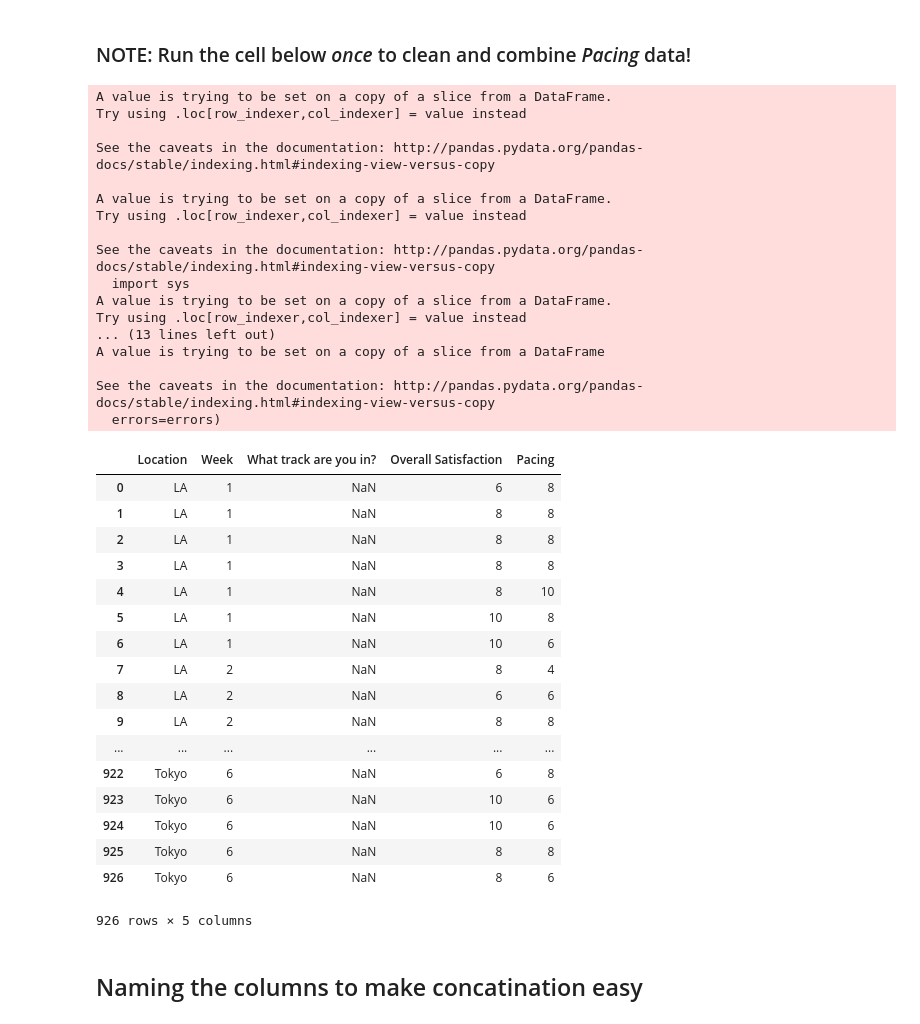
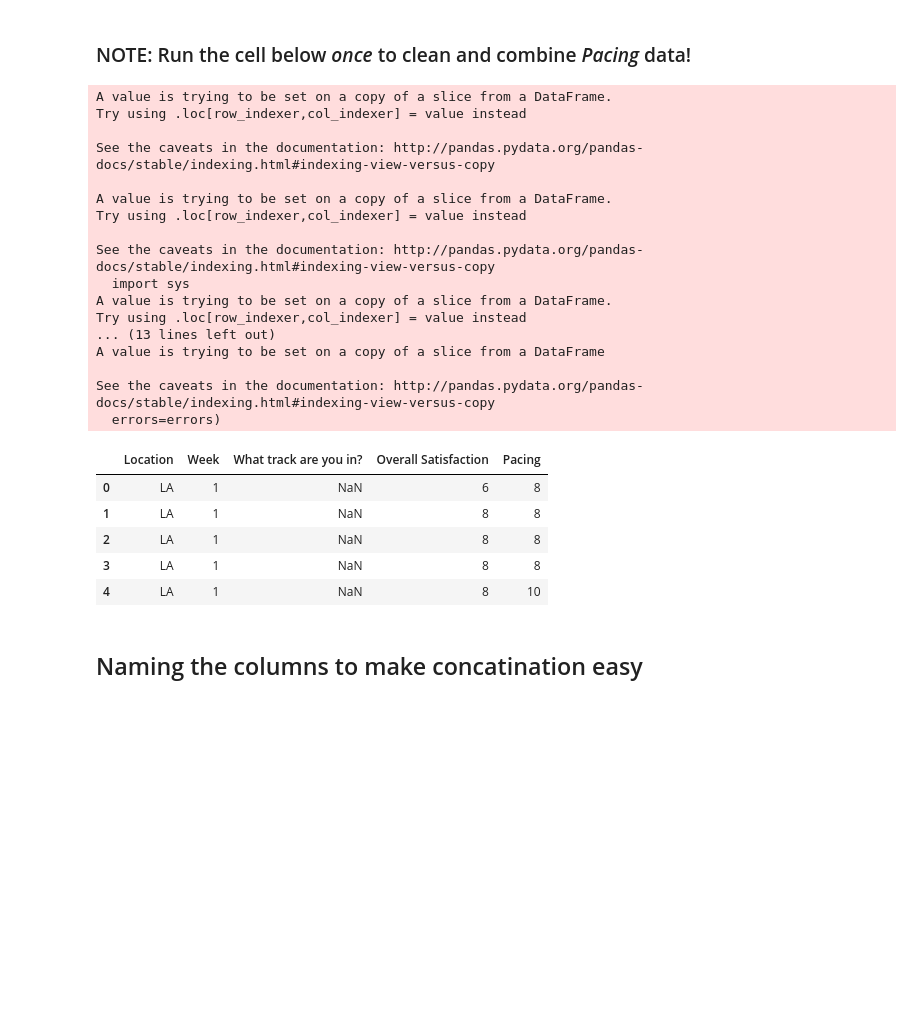
Before and after one commit to Sukhrobjon/DS-1.1, a Jupyter notebook: summer_academy_NPS/second_data_2016.ipynb, the cells around one changed output. Saved outputs shown, nothing was run; the diff lists cells and outputs as text; code cells hidden in the pictures; blank space fills up the shorter version.

```diff
--- a/summer_academy_NPS/second_data_2016.ipynb
+++ b/summer_academy_NPS/second_data_2016.ipynb
@@ -103,43 +93,31 @@ def clean_combine_pacing(df):
 #            bool(False)
 # %%
 df = clean_combine_pacing(df)
-df
+df.head()
 # %% [output]
 A value is trying to be set on a copy of a slice from a DataFrame.
 Try using .loc[row_indexer,col_indexer] = value instead
 
 See the caveats in the documentation: http://pandas.pydata.org/pandas-docs/stable/indexing.html#indexing-view-versus-copy
 
 A value is trying to be set on a copy of a slice from a DataFrame.
 Try using .loc[row_indexer,col_indexer] = value instead
 
 See the caveats in the documentation: http://pandas.pydata.org/pandas-docs/stable/indexing.html#indexing-view-versus-copy
   import sys
 A value is trying to be set on a copy of a slice from a DataFrame.
 Try using .loc[row_indexer,col_indexer] = value instead
 ... (13 lines left out)
 A value is trying to be set on a copy of a slice from a DataFrame
 
 See the caveats in the documentation: http://pandas.pydata.org/pandas-docs/stable/indexing.html#indexing-view-versus-copy
   errors=errors)
 |  | Location | Week | What track are you in? | Overall Satisfaction | Pacing |
 | 0 | LA | 1 | NaN | 6 | 8 |
 | 1 | LA | 1 | NaN | 8 | 8 |
 | 2 | LA | 1 | NaN | 8 | 8 |
 | 3 | LA | 1 | NaN | 8 | 8 |
 | 4 | LA | 1 | NaN | 8 | 10 |
-| 5 | LA | 1 | NaN | 10 | 8 |
-| 6 | LA | 1 | NaN | 10 | 6 |
-| 7 | LA | 2 | NaN | 8 | 4 |
-| 8 | LA | 2 | NaN | 6 | 6 |
-| 9 | LA | 2 | NaN | 8 | 8 |
-| ... | ... | ... | ... | ... | ... |
-| 922 | Tokyo | 6 | NaN | 6 | 8 |
-| 923 | Tokyo | 6 | NaN | 10 | 6 |
-| 924 | Tokyo | 6 | NaN | 10 | 6 |
-| 925 | Tokyo | 6 | NaN | 8 | 8 |
-| 926 | Tokyo | 6 | NaN | 8 | 6 |
-926 rows × 5 columns
 # %% [markdown]
 ## Naming the columns to make concatination easy
 # %%
```
Also changed, not shown: parts of 43 cells of this notebook, 2 other files.
